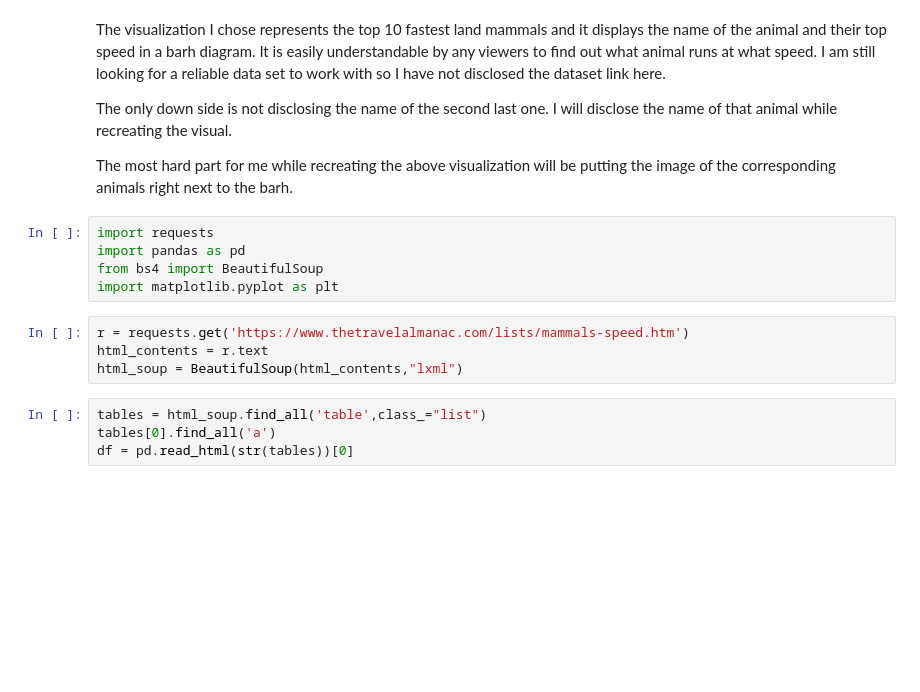
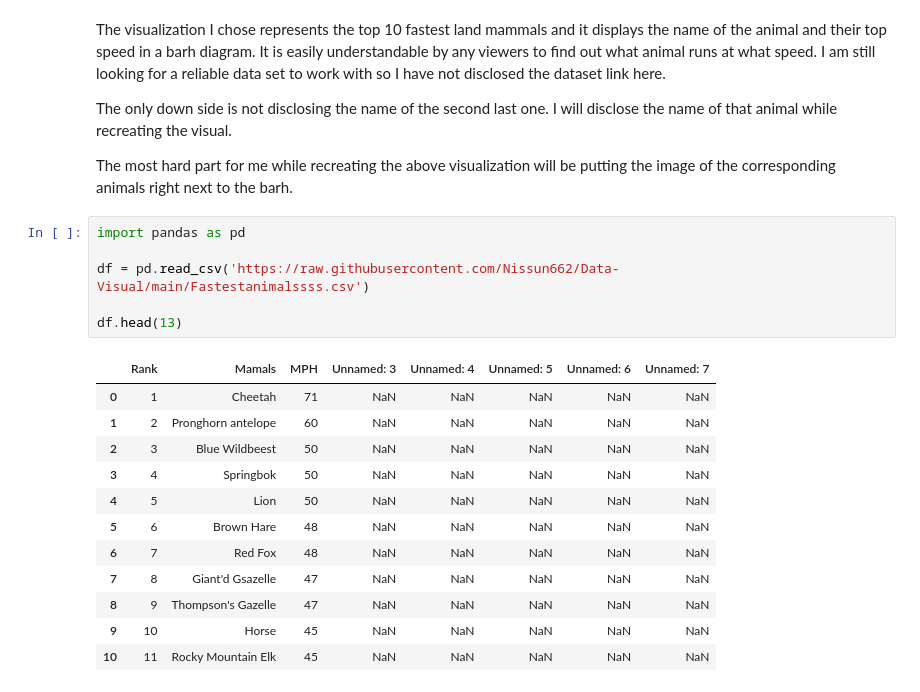
Before and after one commit to Nissun662/Data-Visual, a Jupyter notebook: Recreating_Initialization.ipynb, the cells around one changed output. Cells and saved outputs as stored; diff of their text form; blank space fills up the shorter version.

```diff
--- a/Recreating_Initialization.ipynb
+++ b/Recreating_Initialization.ipynb
@@ -19,16 +21,22 @@ The visualization I chose represents the top 10 fastest land mammals and it disp
 The only down side is not disclosing the name of the second last one. I will disclose the name of that animal while recreating the visual.
 
 The most hard part for me while recreating the above visualization will be putting the image of the corresponding animals right next to the barh.
-# %%
-import requests
-import pandas as pd
-from bs4 import BeautifulSoup
-import matplotlib.pyplot as plt
-# %%
-r = requests.get('https://www.thetravelalmanac.com/lists/mammals-speed.htm')
-html_contents = r.text
-html_soup = BeautifulSoup(html_contents,"lxml")
-# %%
-tables = html_soup.find_all('table',class_="list")
-tables[0].find_all('a')
-df = pd.read_html(str(tables))[0]
+# %%
+import pandas as pd
+
+df = pd.read_csv('https://raw.githubusercontent.com/Nissun662/Data-Visual/main/Fastestanimalssss.csv')
+
+df.head(13)
+# %% [output]
+|  | Rank | Mamals | MPH | Unnamed: 3 | Unnamed: 4 | Unnamed: 5 | Unnamed: 6 | Unnamed: 7 |
+| 0 | 1 | Cheetah | 71 | NaN | NaN | NaN | NaN | NaN |
+| 1 | 2 | Pronghorn antelope | 60 | NaN | NaN | NaN | NaN | NaN |
+| 2 | 3 | Blue Wildbeest | 50 | NaN | NaN | NaN | NaN | NaN |
+| 3 | 4 | Springbok | 50 | NaN | NaN | NaN | NaN | NaN |
+| 4 | 5 | Lion | 50 | NaN | NaN | NaN | NaN | NaN |
+| 5 | 6 | Brown Hare | 48 | NaN | NaN | NaN | NaN | NaN |
+| 6 | 7 | Red Fox | 48 | NaN | NaN | NaN | NaN | NaN |
+| 7 | 8 | Giant'd Gsazelle | 47 | NaN | NaN | NaN | NaN | NaN |
+| 8 | 9 | Thompson's Gazelle | 47 | NaN | NaN | NaN | NaN | NaN |
+| 9 | 10 | Horse | 45 | NaN | NaN | NaN | NaN | NaN |
+| 10 | 11 | Rocky Mountain Elk | 45 | NaN | NaN | NaN | NaN | NaN |
```
Also changed, not shown: parts of 16 cells of this notebook.
